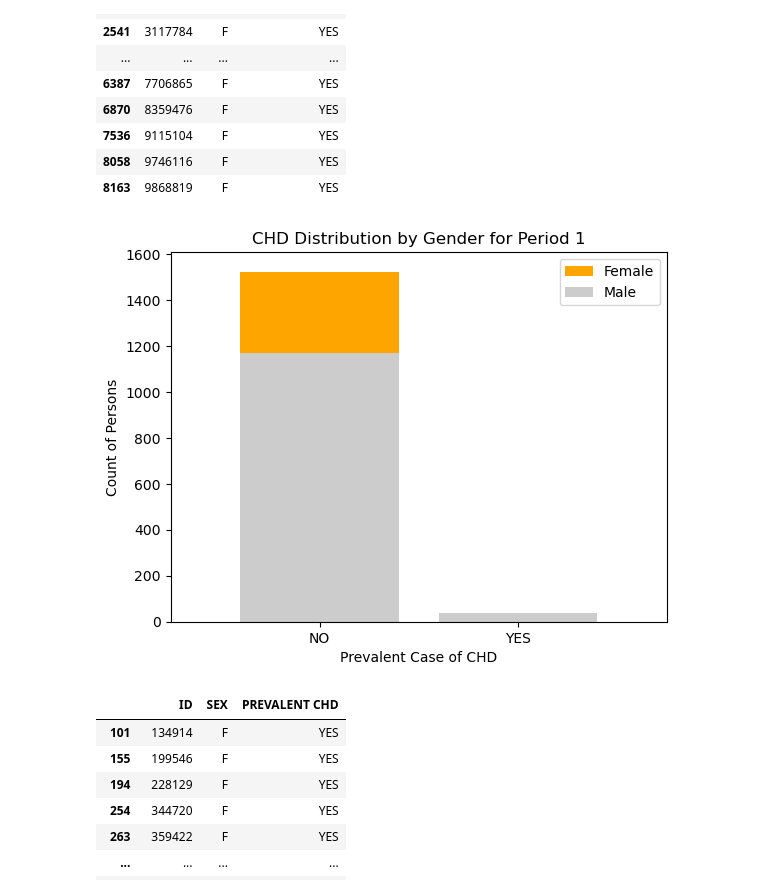
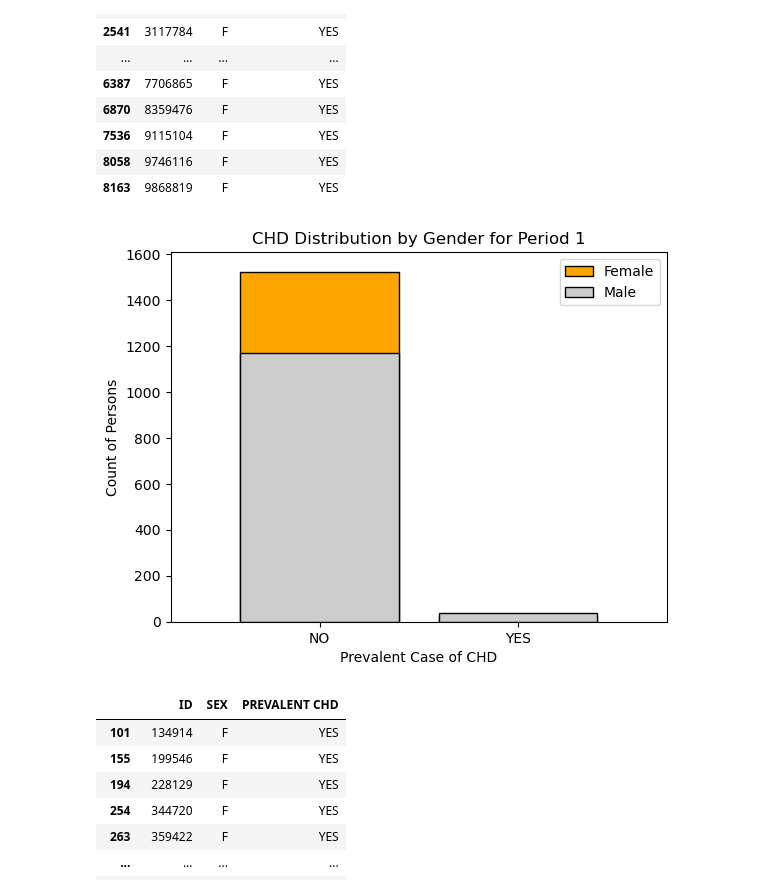
Before and after one commit to Yasmin-9/HeartInsights, a Jupyter notebook: sex/sex.ipynb, the cells around one changed output. Saved outputs shown, nothing was run; the diff lists cells and outputs as text; code cells hidden in the pictures.

```diff
--- a/sex/sex.ipynb
+++ b/sex/sex.ipynb
@@ -107,31 +108,31 @@ female_p1_chd
 # %%
 # PERIOD 1 PLOTTING: SEX AND CHD PREVALENCE
 
 sexes = ['F','M']
 yesorno = ['NO','YES']
 
 female_axis=female_p1.groupby(['PREVALENT CHD'])['ID'].count()
 female_axis
 
 male_axis= male_p1.groupby(['PREVALENT CHD'])['ID'].count()
 male_axis
 
 # Double plotting for both sexes individually
-plt.bar(sexes,female_axis,label='Female',color='orange',align='center')
-plt.bar(sexes,male_axis,label='Male',color='0.80',align='center')
+plt.bar(sexes,female_axis,label='Female',color='orange',align='center',edgecolor='black')
+plt.bar(sexes,male_axis,label='Male',color='0.80',align='center',edgecolor='black')
 
 tick_locations = [value for value in sexes]
 plt.xticks(tick_locations, yesorno)
 
 plt.title('CHD Distribution by Gender for Period 1')
 plt.xlabel("Prevalent Case of CHD")
 plt.ylabel("Count of Persons")
 plt.xlim(-0.75,len(sexes)-0.25)
 plt.ylim(0,(male_p1['PREVALENT CHD']=='YES').count()+400)
 plt.legend()
 plt.show()
 # %% [output]
-[figure, old version]
+[figure, new version]
 # %%
 # Now repeat steps from before but for data when PERIOD ==3 for comparison
 
```
Also changed, not shown: parts of 15 cells of this notebook.
